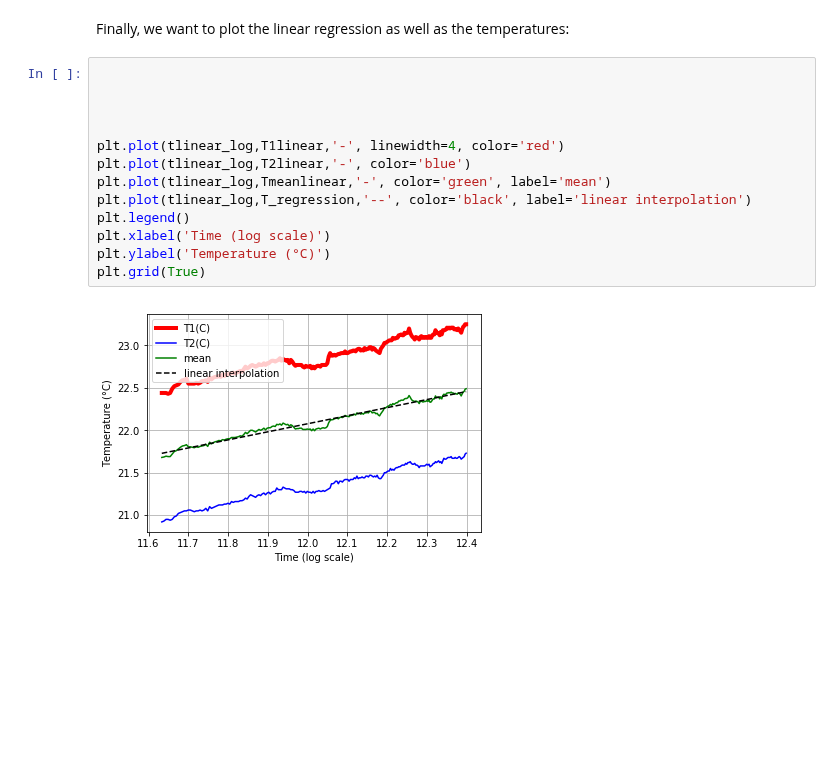
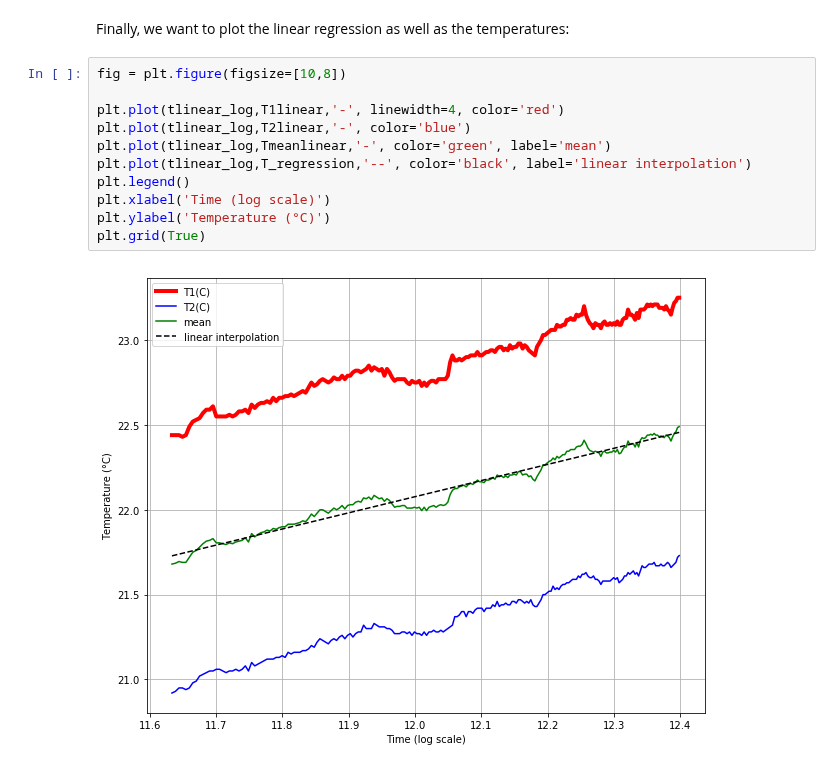
Before and after one commit to Japhiolite/geothermics, a Jupyter notebook: 04_Thermal_Response_Test.ipynb, the cells around one changed output. Cells and saved outputs as stored; diff of their text form; blank space fills up the shorter version.

```diff
--- a/04_Thermal_Response_Test.ipynb
+++ b/04_Thermal_Response_Test.ipynb
@@ -128,17 +128,15 @@ print(tc)
 # %% [markdown]
 Finally, we want to plot the linear regression as well as the temperatures:
 # %%
-
-
-
+fig = plt.figure(figsize=[10,8])
 
 plt.plot(tlinear_log,T1linear,'-', linewidth=4, color='red')
 plt.plot(tlinear_log,T2linear,'-', color='blue')
 plt.plot(tlinear_log,Tmeanlinear,'-', color='green', label='mean')
 plt.plot(tlinear_log,T_regression,'--', color='black', label='linear interpolation')
 plt.legend()
 plt.xlabel('Time (log scale)')
 plt.ylabel('Temperature (°C)')
 plt.grid(True)
 # %% [output]
-[figure, old version]
+[figure, new version]
```
